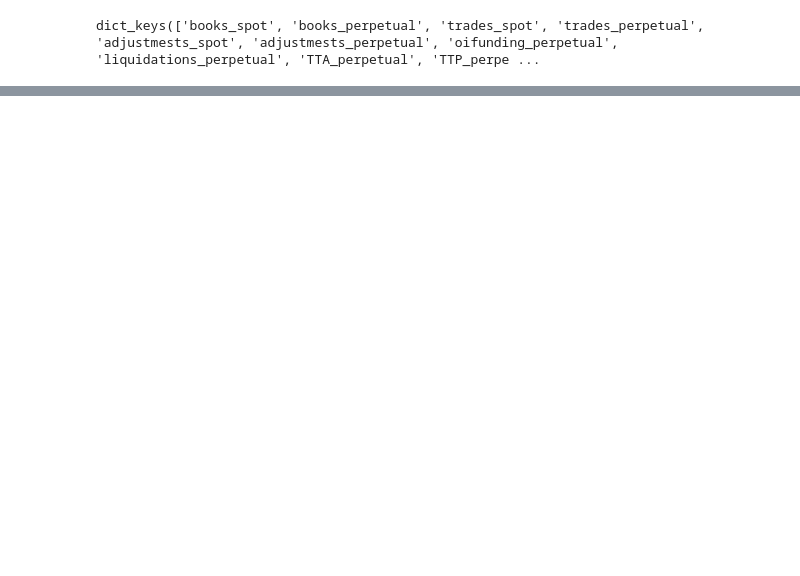
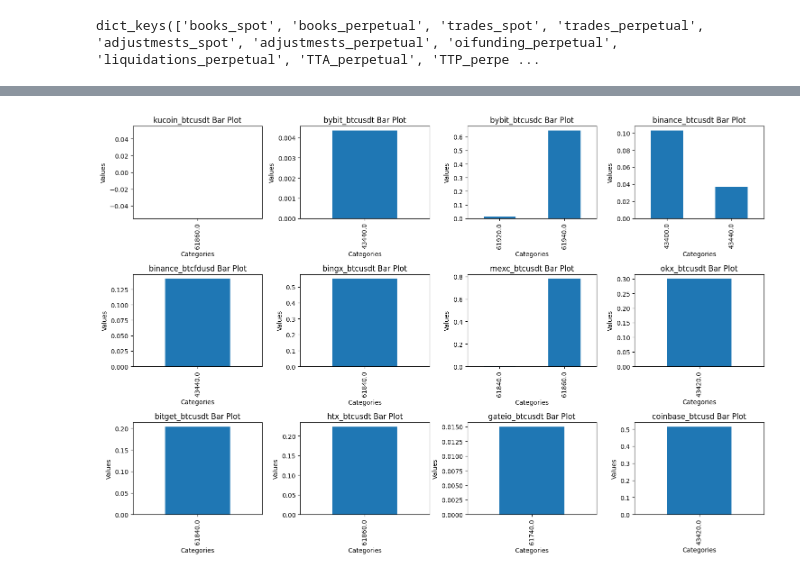
Before and after one commit to IndianaBug/moonStreamProcess, a Jupyter notebook: examples/exampample.ipynb, the cells around one changed output, grey strips where cells are left out. Drawn from its saved outputs; the diff is of its cells as text; code cells hidden in the pictures; blank space fills up the shorter version.

```diff
--- a/examples/exampample.ipynb
+++ b/examples/exampample.ipynb
@@ -742,0 +820,27 @@ plt.show()
+# %%
+def plot_spot_trades():
+    graphs = {}
+    for exinstrument in list_spot_instruments:
+        b = a.trades["spot"].axis[exinstrument].buys.iloc[:, 1:].sum()
+        if b.sum() != 0:
+            graphs[exinstrument] = b
+        else:
+            b = a.trades["spot"].axis[exinstrument].sells.iloc[:, 1:].sum()
+            graphs[exinstrument] = b
+
+    fig, axes = plt.subplots(nrows=3, ncols=4, figsize=(15, 10))
+
+    # Plot each Series separately
+    for (series_name, series_values), ax in zip(graphs.items(), axes.flatten()):
+        series_values.plot(kind='bar', ax=ax)
+        ax.set_title(f'{series_name} Bar Plot')
+        ax.set_xlabel('Categories')
+        ax.set_ylabel('Values')
+
+    # Adjust layout to prevent clipping of titles
+    plt.tight_layout()
+    plt.show()
+
+plot_spot_trades()
+# %% [output]
+[figure, added]
```
Also changed, not shown: parts of 17 cells of this notebook, 6 other files.
